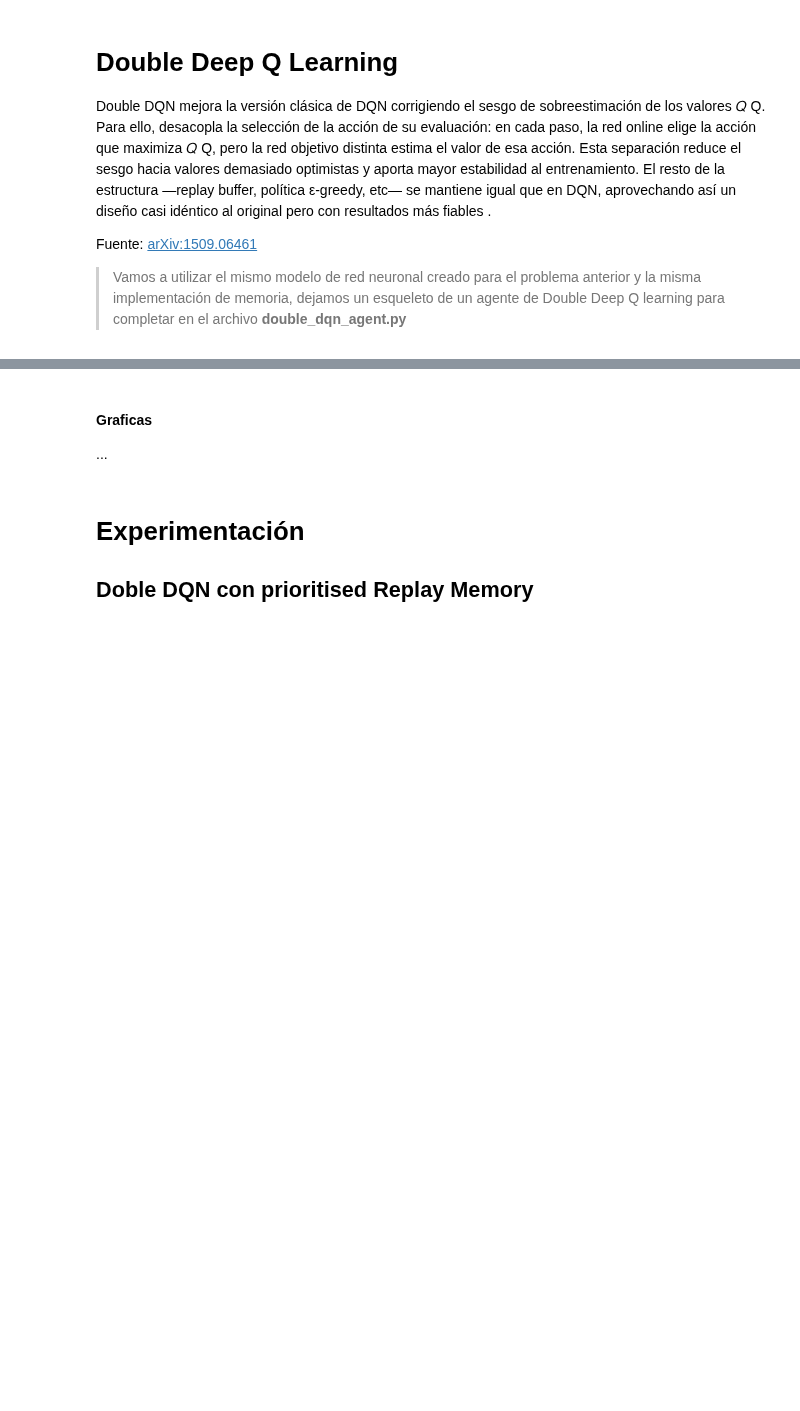
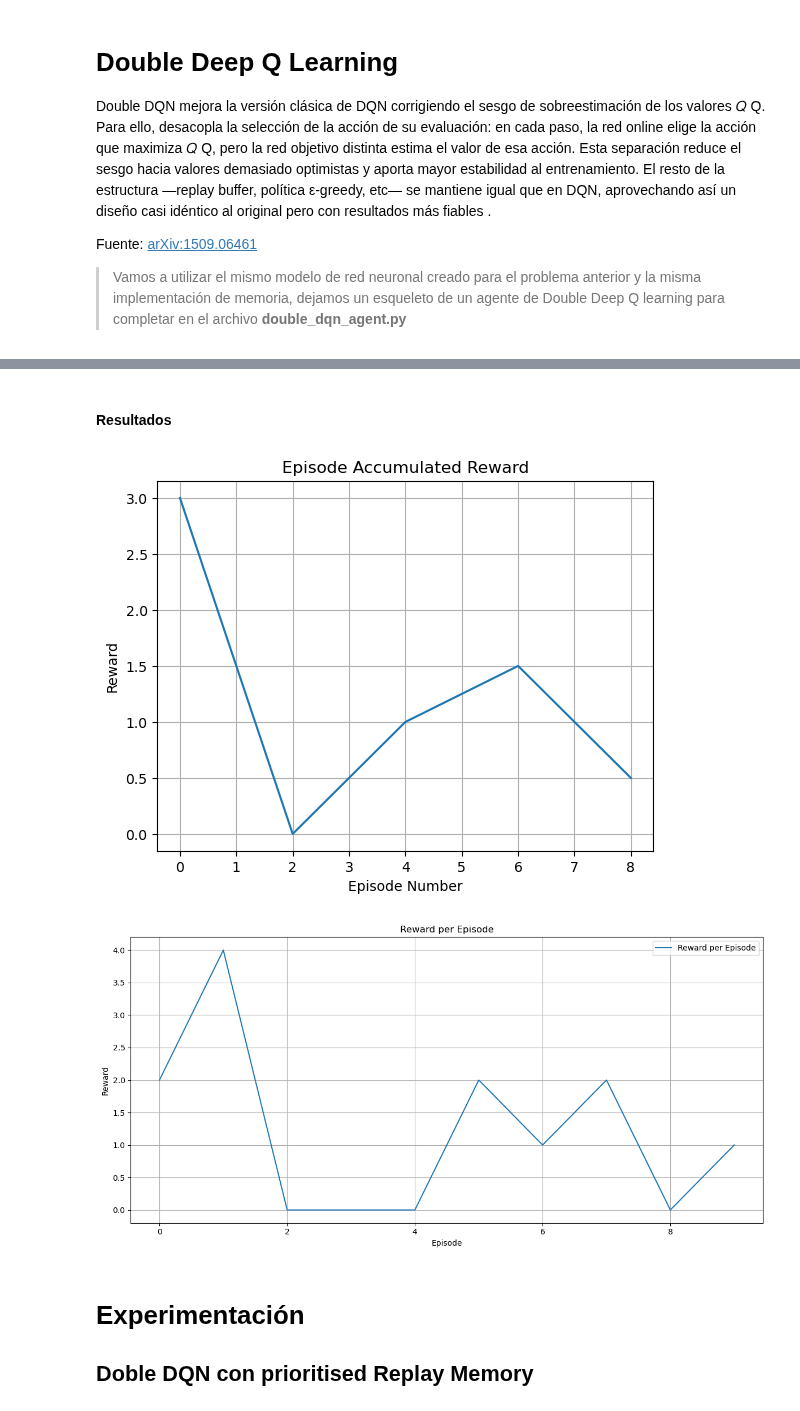
Before and after one commit to ricardodavidpg/taller_ia, a Jupyter notebook: Obligatorio_2025_Letra.ipynb, the cells around one changed output, grey strips where cells are left out. Cells and saved outputs as stored; diff of their text form; code cells hidden in the pictures; blank space fills up the shorter version.

```diff
--- a/Obligatorio_2025_Letra.ipynb
+++ b/Obligatorio_2025_Letra.ipynb
@@ -536,6 +539,11 @@ Video(video_path, embed=True, width=600)
 # %% [markdown]
-#### Graficas
-...
+#### Resultados
+# %%
+plot_avg_reward_by_episode(ddqn_rewards, average_range=2)
+plot_rewards_by_episode(ddqn_rewards)
+# %% [output]
+[figure, added]
+[figure, added]
 # %% [markdown]
 # Experimentación
 
```
Also changed, not shown: parts of 15 cells of this notebook, 6 other files.
